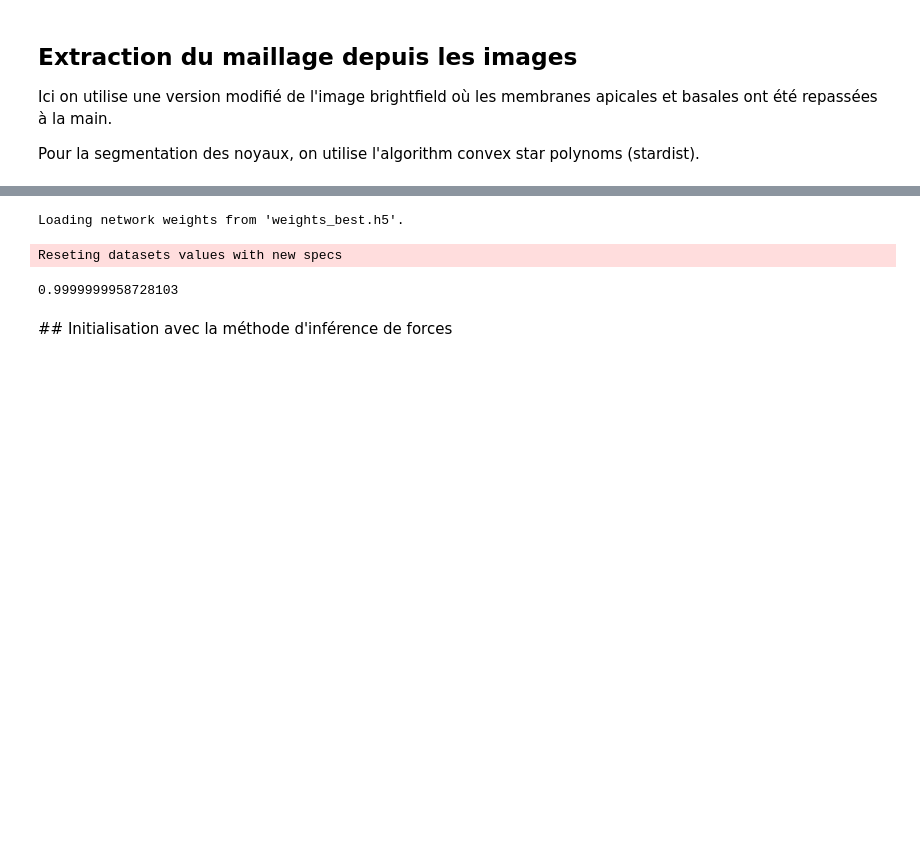
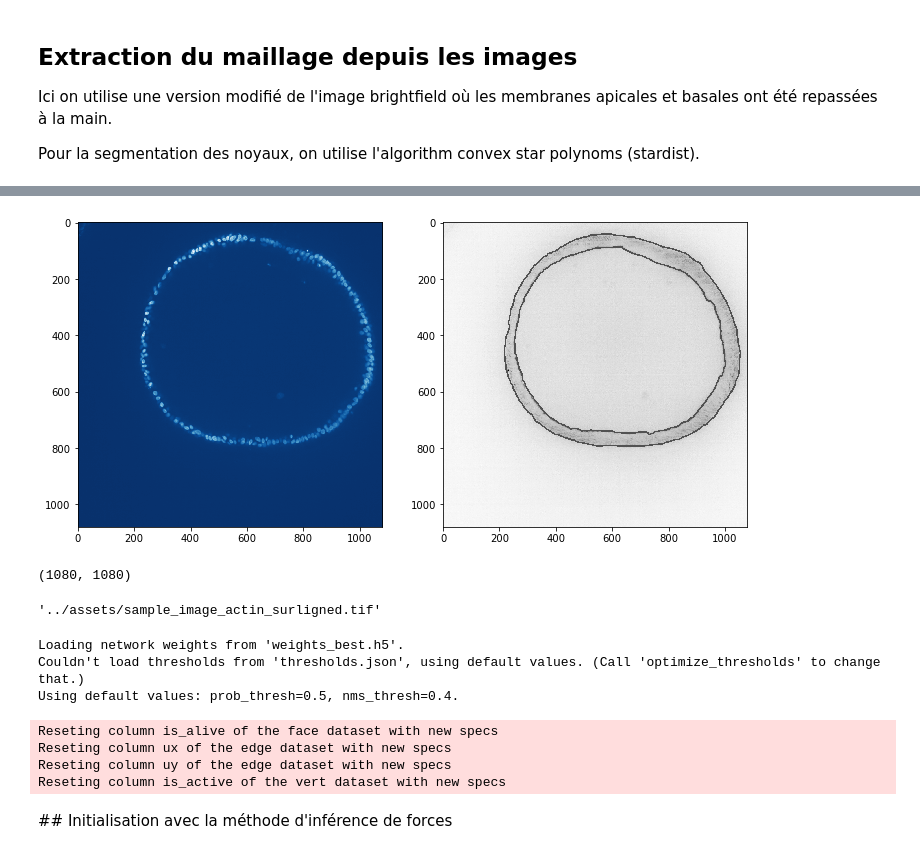
Before and after one commit to felixquinton/tyssue-taylor, a Jupyter notebook: notebooks/Demontrateur_from_image.ipynb, the cells around one changed output, grey strips where cells are left out. Drawn from its saved outputs; the diff is of its cells as text; code cells hidden in the pictures; blank space fills up the shorter version.

```diff
--- a/notebooks/Demontrateur_from_image.ipynb
+++ b/notebooks/Demontrateur_from_image.ipynb
@@ -26,0 +35,14 @@ Pour la segmentation des noyaux, on utilise l'algorithm convex star polynoms (st
+# %%
+bright = io.imread(brigthfield_path)
+dapi = io.imread(dapi_path)
+# %%
+fig, axes = plt.subplots(1, 2)
+axes[0].imshow(dapi, cmap="Blues_r")
+axes[1].imshow(bright, cmap="Greys")
+fig.set_size_inches(12, 12)
+# %% [output]
+[figure, added]
+# %%
+bright.shape
+# %% [output]
+(1080, 1080)
@@ -27,7 +51,9 @@ Pour la segmentation des noyaux, on utilise l'algorithm convex star polynoms (st
+# %%
+brigthfield_path
+# %% [output]
+'../assets/sample_image_actin_surligned.tif'
 # %%
-brigthfield_path = '../assets/sample_image_actin_surligned.tif'
-dapi_path = '../assets/sample_image_dapi.tiff'
-scp_path = '../assets/star_convex_polynoms/models'
+
 #initialising the mesh
 organo, inners, outers, centers = generate_ring_from_image(brigthfield_path, dapi_path,
                                                            threshold=2,
@@ -36,11 +62,7 @@ organo, inners, outers, centers = generate_ring_from_image(brigthfield_path, dap
                                                            rol_window_outside=5)
 Nf = organo.Nf
 geom.update_all(organo)
-#alpha as proposed in the doc (in french) https://www.sharelatex.com/read/zdxptpnrryhc
-alpha = 1 + np.sin(np.pi/Nf)/(np.mean(organo.face_df.area)*organo.settings['R_in']*np.sin(2*np.pi/Nf)-2*np.mean(organo.face_df.area)*
-                             np.sin(2*np.pi/Nf)*(8-2*(np.sin(2*np.pi/Nf)**2-4)/(np.sin(np.pi/Nf)**4+8*np.sin(np.pi/Nf)**2)
-                                                )*(organo.settings['R_in']+organo.settings['R_out']))
-print(alpha)
+
 alpha = 1.001
 # Model parameters or specifications
 specs = {
@@ -78,8 +100,12 @@ outers = outers[:int(outers.shape[0]/2)]
 organo.vert_df[['x_ecm', 'y_ecm']] = organo.vert_df[['x', 'y']]
 # %% [output]
 Loading network weights from 'weights_best.h5'.
+Couldn't load thresholds from 'thresholds.json', using default values. (Call 'optimize_thresholds' to change that.)
+Using default values: prob_thresh=0.5, nms_thresh=0.4.
-Reseting datasets values with new specs
+Reseting column is_alive of the face dataset with new specs
+Reseting column ux of the edge dataset with new specs
+Reseting column uy of the edge dataset with new specs
+Reseting column is_active of the vert dataset with new specs
-0.9999999958728103
 # %% [markdown]
 ## Initialisation avec la méthode d'inférence de forces
 # %% [markdown]
```
Also changed, not shown: parts of 5 cells of this notebook, 2 other files.
